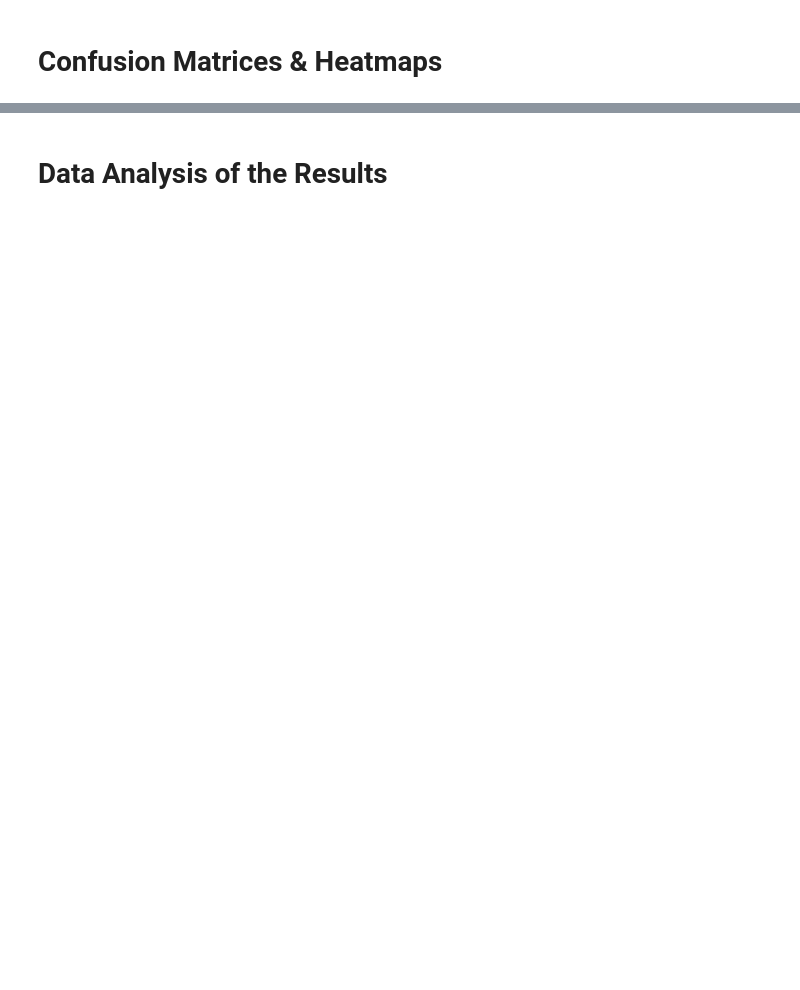
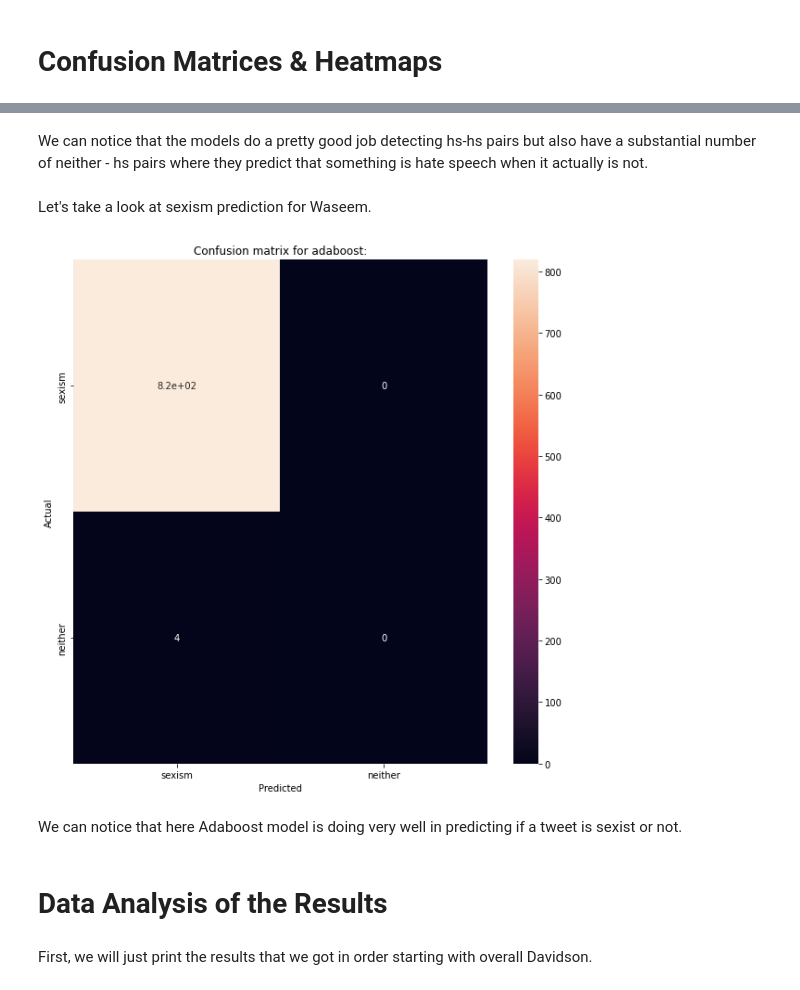
Before and after one commit to zuziamatysiak/cis419-hate-speech, a Jupyter notebook: colab notebooks/CIS_419_Project.ipynb, the cells around one changed output, grey strips where cells are left out. Saved outputs shown, nothing was run; the diff lists cells and outputs as text; code cells hidden in the pictures; blank space fills up the shorter version.

```diff
--- a/colab notebooks/CIS_419_Project.ipynb
+++ b/colab notebooks/CIS_419_Project.ipynb
@@ -323,0 +392,4 @@ generate_word_cloud(waseem_count_of_words)
+# %%
+df_was_sexism = df_waseem
+df_was_sexism['class_label'] = df_was_sexism['class_label'].map({0:1, 1: 0, 2:1})
+df_was_sexism
@@ -747,0 +1379,12 @@ confusion_matrix_func(y_test_logisitic, logistic_preds, labels_for_cm, "Confusio
+# %% [markdown]
+We can notice that the models do a pretty good job detecting hs-hs pairs but also have a substantial number of neither - hs pairs where they predict that something is hate speech when it actually is not.
+# %% [markdown]
+Let's take a look at sexism prediction for Waseem.
+# %%
+labels_for_cm = ["sexism", "neither"]
+adaboost_preds, y_test_adaboost = adaboost_classifier(df_was_sexism, labels_waseem, label_waseem, "heatmap")
+confusion_matrix_func(y_test_adaboost, adaboost_preds, labels_for_cm, "Confusion matrix for adaboost:")
+# %% [output]
+[figure, added]
+# %% [markdown]
+We can notice that here Adaboost model is doing very well in predicting if a tweet is sexist or not.
@@ -748,2 +1393,4 @@ confusion_matrix_func(y_test_logisitic, logistic_preds, labels_for_cm, "Confusio
 # %% [markdown]
 # Data Analysis of the Results
+# %% [markdown]
+First, we will just print the results that we got in order starting with overall Davidson.
```
Also changed, not shown: parts of 153 cells of this notebook.
